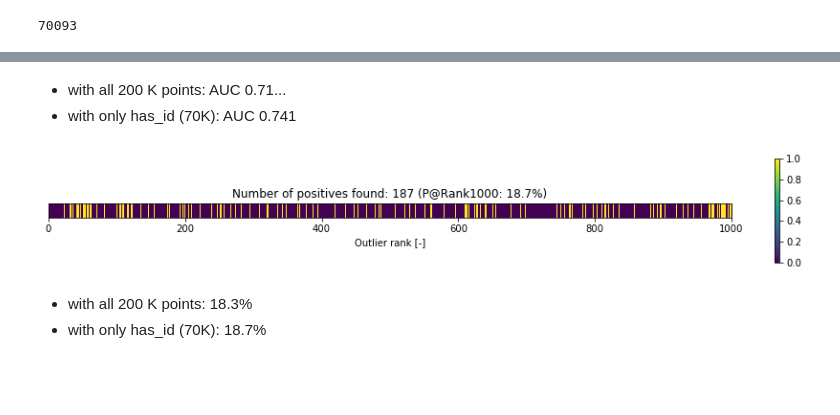
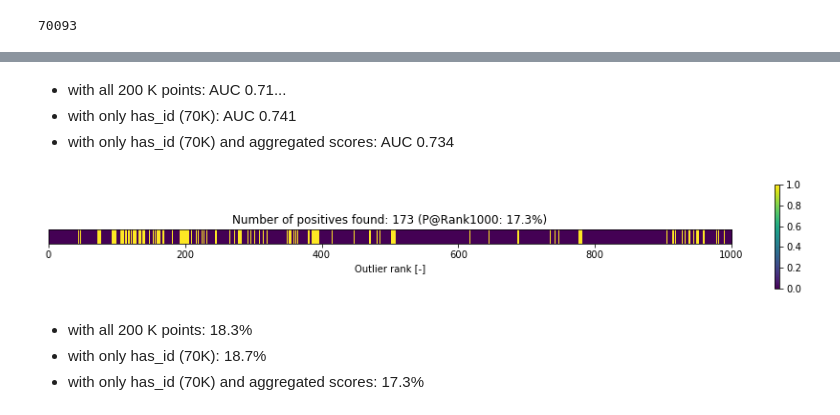
Before and after one commit to amld/workshop-unsupervised-fraud, a Jupyter notebook: notebooks/solutions_part3.ipynb, the cells around one changed output, grey strips where cells are left out. Drawn from its saved outputs; the diff is of its cells as text; code cells hidden in the pictures; blank space fills up the shorter version.

```diff
--- a/notebooks/solutions_part3.ipynb
+++ b/notebooks/solutions_part3.ipynb
@@ -351,4 +374,15 @@ res = plot_top_N(y_fraud.values, y_train_scores, N=1000)
 ifo = IsolationForest(n_estimators=100, max_samples=1024, random_state=1, contamination=0.01, behaviour='new')
 ifo.fit(x_fraud_processed)
 kdd_isof_scores = - ifo.decision_function(x_fraud_processed)
+# %%
+aggregate_over_uid = True
+y_train_df = pd.DataFrame(columns=['score', 'uid', 'agg_score'])
+y_train_df['score'] = kdd_isof_scores
+
+if aggregate_over_uid:
+    x_fraud['D1n'] = np.floor(x_fraud.TransactionDT / (24*60*60)) - x_fraud.D1
+    x_fraud['uid'] = x_fraud.card1.astype(str)+'_'+x_fraud.addr1.astype(str)+'_'+x_fraud.D1n.astype(str)
+    y_train_df['uid'] = x_fraud.reset_index()['uid']
+    y_train_df['agg_score'] = y_train_df.groupby('uid')['score'].transform('max')
+kdd_isof_scores = y_train_df['agg_score']
 # %%
@@ -359,10 +393,12 @@ res = plot_outlier_scores(y_fraud.values, kdd_isof_scores,
 # %% [markdown]
 - with all 200 K points: AUC 0.71...
 - with only has_id (70K): AUC 0.741
+- with only has_id (70K) and aggregated scores: AUC 0.734
 # %%
-res = plot_top_N(y_fraud.values, kdd_isof_scores, N=1000)
+res = plot_top_N(y_fraud.values, kdd_isof_scores.values, N=1000)
 # %% [output]
-[figure, old version]
+[figure, new version]
 # %% [markdown]
 - with all 200 K points: 18.3%
 - with only has_id (70K): 18.7%
+- with only has_id (70K) and aggregated scores: 17.3%
```
Also changed, not shown: parts of 13 cells of this notebook, 4 other files.
